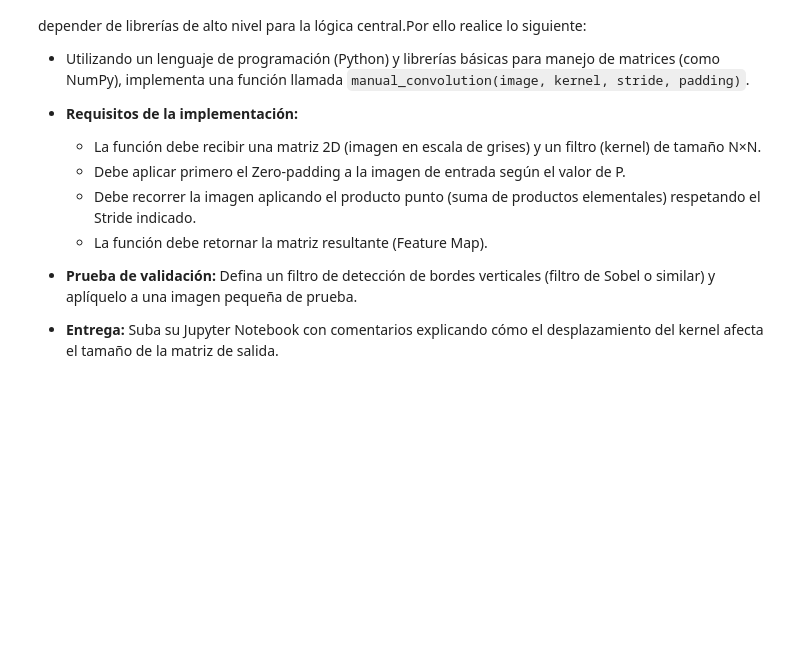
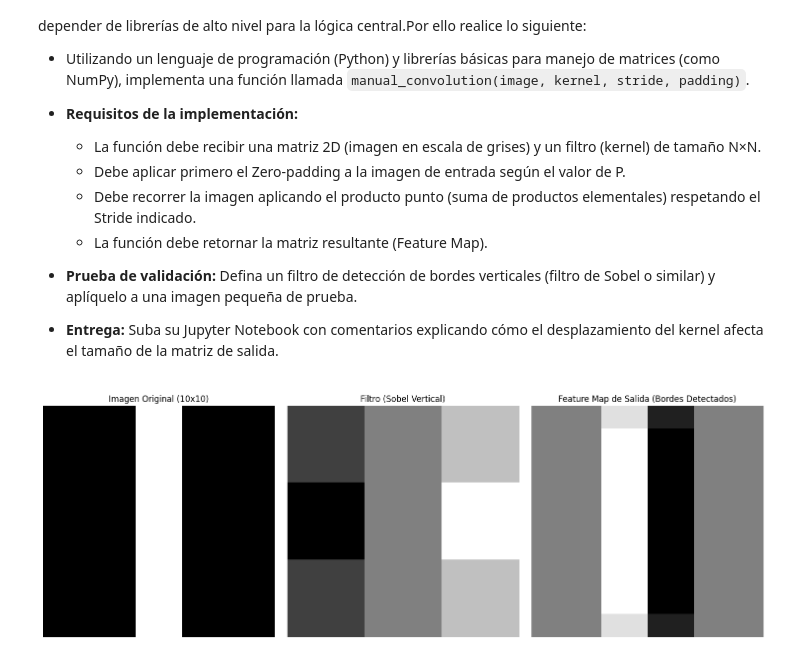
Before and after one commit to JosueSay/intro-to-computer-vision, a Jupyter notebook: worksheets/ws2/ws2.ipynb, the cells around one changed output. Cells and saved outputs as stored; diff of their text form; code cells hidden in the pictures; blank space fills up the shorter version.

```diff
--- a/worksheets/ws2/ws2.ipynb
+++ b/worksheets/ws2/ws2.ipynb
@@ -220,3 +234,83 @@ Con esta parte se busca que puedan comprender la mecánica interna de la operaci
 - **Prueba de validación:** Defina un filtro de detección de bordes verticales (filtro de Sobel o similar) y aplíquelo a una imagen pequeña de prueba.
 
 - **Entrega:** Suba su Jupyter Notebook con comentarios explicando cómo el desplazamiento del kernel afecta el tamaño de la matriz de salida.
+# %%
+import numpy as np
+import matplotlib.pyplot as plt
+
+def manual_convolution(image, kernel, stride=1, padding=0):
+    """
+    Aplica una operación de convolución manual sobre una imagen 2D.
+    """
+    # Obtener dimensiones
+    H, W = image.shape
+    F_H, F_W = kernel.shape
+
+    # 1. Aplicar Zero-padding (P)
+    if padding > 0:
+        image_padded = np.pad(image, pad_width=padding, mode='constant', constant_values=0)
+    else:
+        image_padded = image
+
+    # 2. Calcular dimensiones de salida esperadas
+    # Fórmula: O = floor((W - F + 2P) / S) + 1
+    H_out = int(np.floor((H - F_H + 2 * padding) / stride)) + 1
+    W_out = int(np.floor((W - F_W + 2 * padding) / stride)) + 1
+
+    # Inicializar el mapa de características
+    feature_map = np.zeros((H_out, W_out))
+
+    # 3. Recorrer la imagen con el producto punto respetando el Stride (S)
+    # NOTA: El desplazamiento del kernel afecta el tamaño de la matriz de salida.
+    # Un Stride = 1 avanza el kernel píxel por píxel. Un Stride > 1 causará que
+    # el kernel "salte" regiones, evaluando menos ventanas y, en consecuencia,
+    # el tamaño de salida (feature_map) será drásticamente menor.
+    for i in range(H_out):
+        for j in range(W_out):
+            h_start = i * stride
+            h_end = h_start + F_H
+            w_start = j * stride
+            w_end = w_start + F_W
+
+            # Extraer la ventana de la imagen original
+            window = image_padded[h_start:h_end, w_start:w_end]
+
+            # Aplicar suma de productos (producto punto escalar)
+            feature_map[i, j] = np.sum(window * kernel)
+
+    return feature_map
+
+# === Prueba de Validación ===
+
+# 1. Crear una imagen de prueba sencilla (10x10)
+# Agregamos una barra vertical blanca en medio para simular un borde
+test_image = np.zeros((10, 10))
+test_image[:, 4:6] = 255
+
+# 2. Definir kernel de detección de bordes verticales (Filtro de Sobel vertical 3x3)
+sobel_v = np.array([[-1, 0, 1],
+                    [-2, 0, 2],
+                    [-1, 0, 1]])
+
+# 3. Aplicar convolución manual
+# Se prueba con Padding = 1 y Stride = 1 para que la salida conserve su tamaño
+output_map = manual_convolution(test_image, kernel=sobel_v, stride=1, padding=1)
+
+# 4. Mostrar imágenes
+fig, axs = plt.subplots(1, 3, figsize=(15, 5))
+axs[0].imshow(test_image, cmap='gray')
+axs[0].set_title('Imagen Original (10x10)')
+
+axs[1].imshow(sobel_v, cmap='gray')
+axs[1].set_title('Filtro (Sobel Vertical)')
+
+axs[2].imshow(output_map, cmap='gray')
+axs[2].set_title('Feature Map de Salida (Bordes Detectados)')
+
+for ax in axs:
+    ax.axis('off')
+
+plt.tight_layout()
+plt.show()
+# %% [output]
+[figure, added]
```
Also changed, not shown: parts of 2 cells of this notebook.
